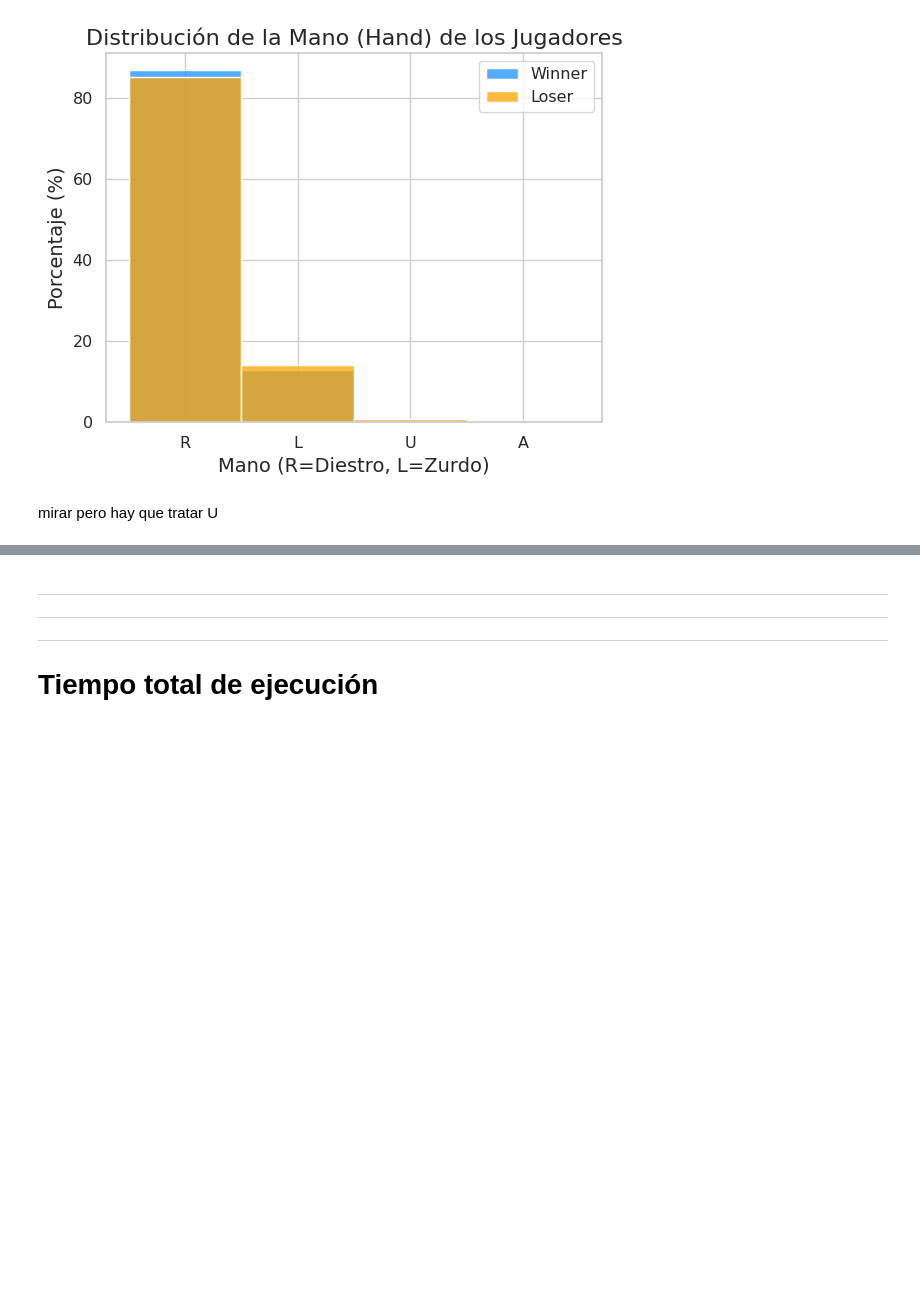
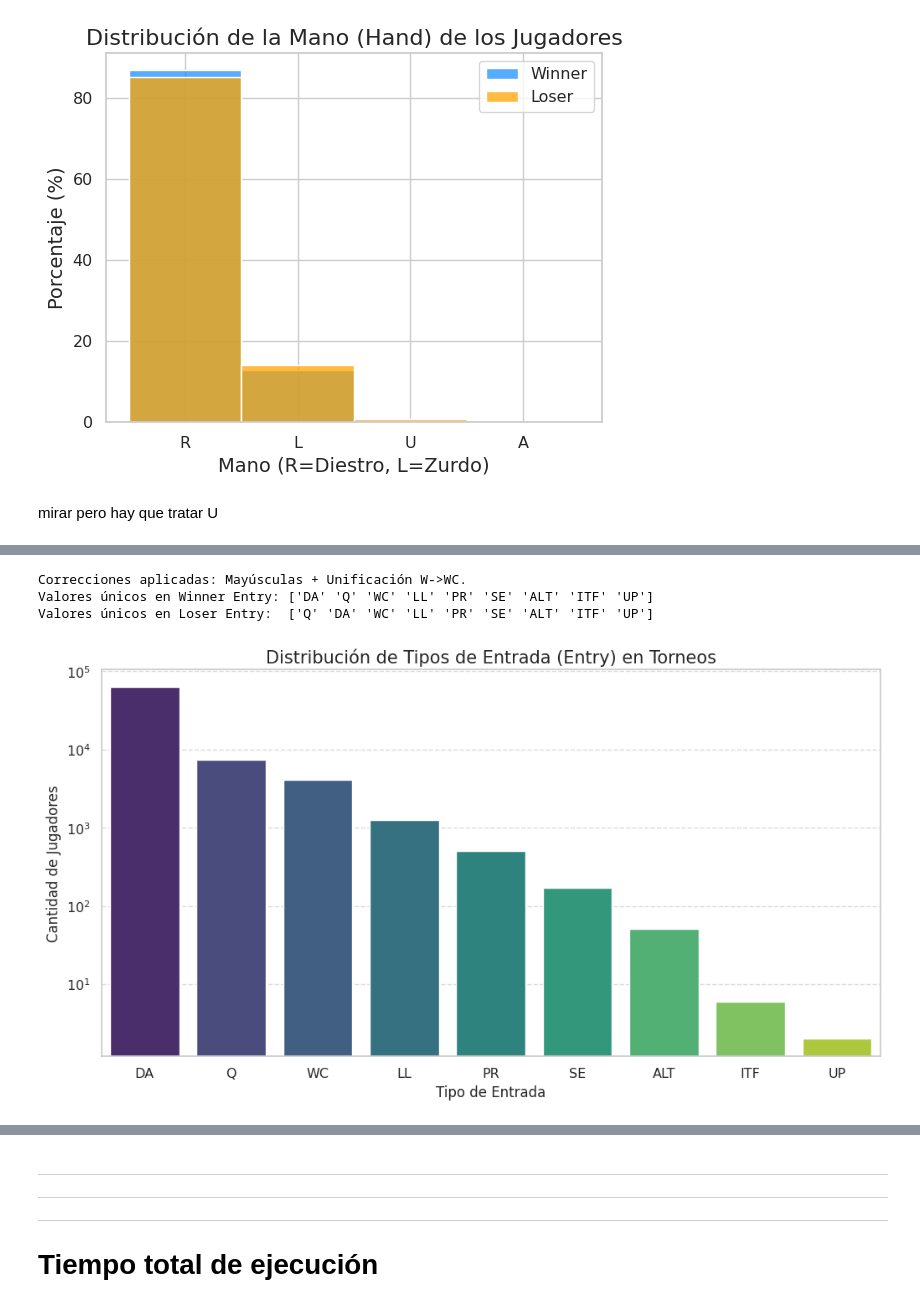
Before and after one commit to Sterrysx/Tennis-ML-APA, a Jupyter notebook: notebooks/01_preprocesado.ipynb, the cells around one changed output, grey strips where cells are left out. Saved outputs shown, nothing was run; the diff lists cells and outputs as text; code cells hidden in the pictures; blank space fills up the shorter version.

```diff
--- a/notebooks/01_preprocesado.ipynb
+++ b/notebooks/01_preprocesado.ipynb
@@ -709,0 +783,46 @@ mirar pero hay que tratar U
+# %%
+# --- ESTANDARIZACIÓN Y CORRECCIÓN DE ENTRIES ---
+
+# 1. Limpieza básica: Mayúsculas y quitar espacios (Arregla 'Alt' vs 'ALT')
+tennis['winner_entry'] = tennis['winner_entry'].str.upper().str.strip()
+tennis['loser_entry'] = tennis['loser_entry'].str.upper().str.strip()
+
+# 2. Corrección de errores tipográficos específicos
+# Diccionario de reemplazos: 'W' se convierte en 'WC'
+correcciones = {'W': 'WC'}
+
+tennis['winner_entry'] = tennis['winner_entry'].replace(correcciones)
+tennis['loser_entry'] = tennis['loser_entry'].replace(correcciones)
+
+# --- VERIFICACIÓN ---
+print("Correcciones aplicadas: Mayúsculas + Unificación W->WC.")
+print(f"Valores únicos en Winner Entry: {tennis['winner_entry'].unique()}")
+print(f"Valores únicos en Loser Entry:  {tennis['loser_entry'].unique()}")
+# %% [output]
+Correcciones aplicadas: Mayúsculas + Unificación W->WC.
+Valores únicos en Winner Entry: ['DA' 'Q' 'WC' 'LL' 'PR' 'SE' 'ALT' 'ITF' 'UP']
+Valores únicos en Loser Entry:  ['Q' 'DA' 'WC' 'LL' 'PR' 'SE' 'ALT' 'ITF' 'UP']
+# %%
+import matplotlib.pyplot as plt
+import seaborn as sns
+
+# Unimos ganadores y perdedores para ver la distribución global del circuito
+todas_las_entradas = pd.concat([tennis['winner_entry'], tennis['loser_entry']])
+
+plt.figure(figsize=(12, 6))
+
+# Countplot con orden descendente
+sns.countplot(x=todas_las_entradas, order=todas_las_entradas.value_counts().index, palette='viridis')
+
+# Estética
+plt.title('Distribución de Tipos de Entrada (Entry) en Torneos', fontsize=15)
+plt.xlabel('Tipo de Entrada', fontsize=12)
+plt.ylabel('Cantidad de Jugadores', fontsize=12)
+plt.yscale('log') # ESCALA LOGARÍTMICA: Truco clave
+                  # Como 'DA' es gigante comparado con el resto, usamos logaritmo
+                  # para poder ver las barras pequeñas (WC, Q, LL) sin que desaparezcan.
+
+plt.grid(axis='y', linestyle='--', alpha=0.7)
+plt.show()
+# %% [output]
+[figure, added]
```
Also changed, not shown: parts of 48 cells of this notebook, 2 other files.
